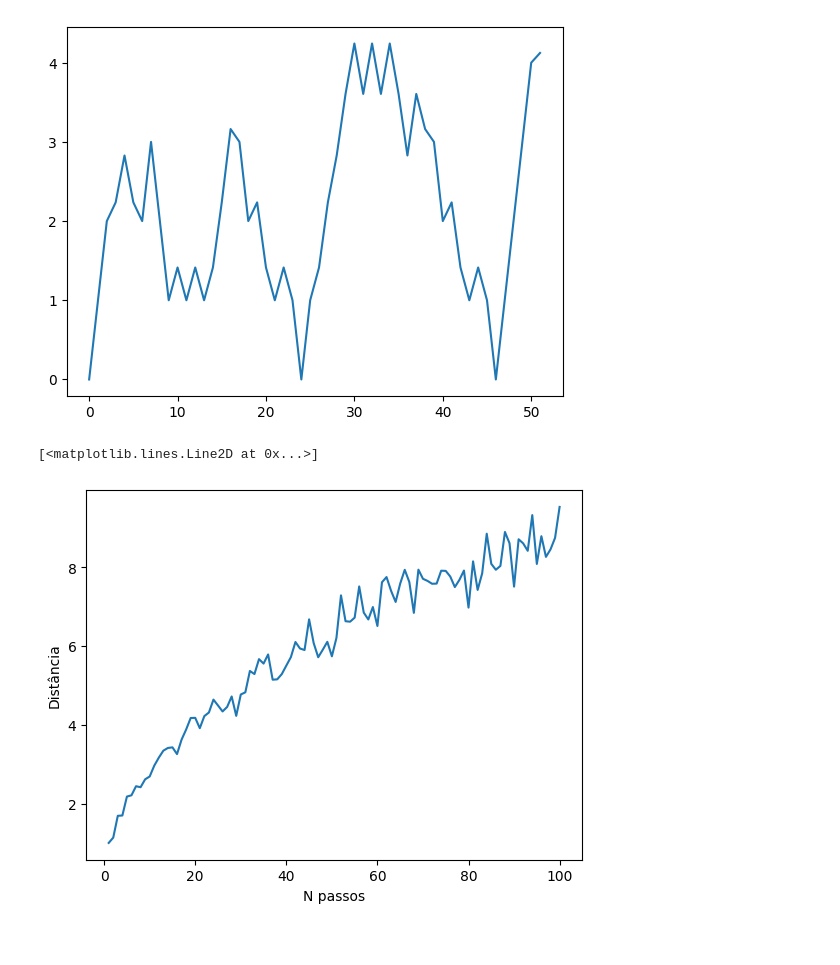
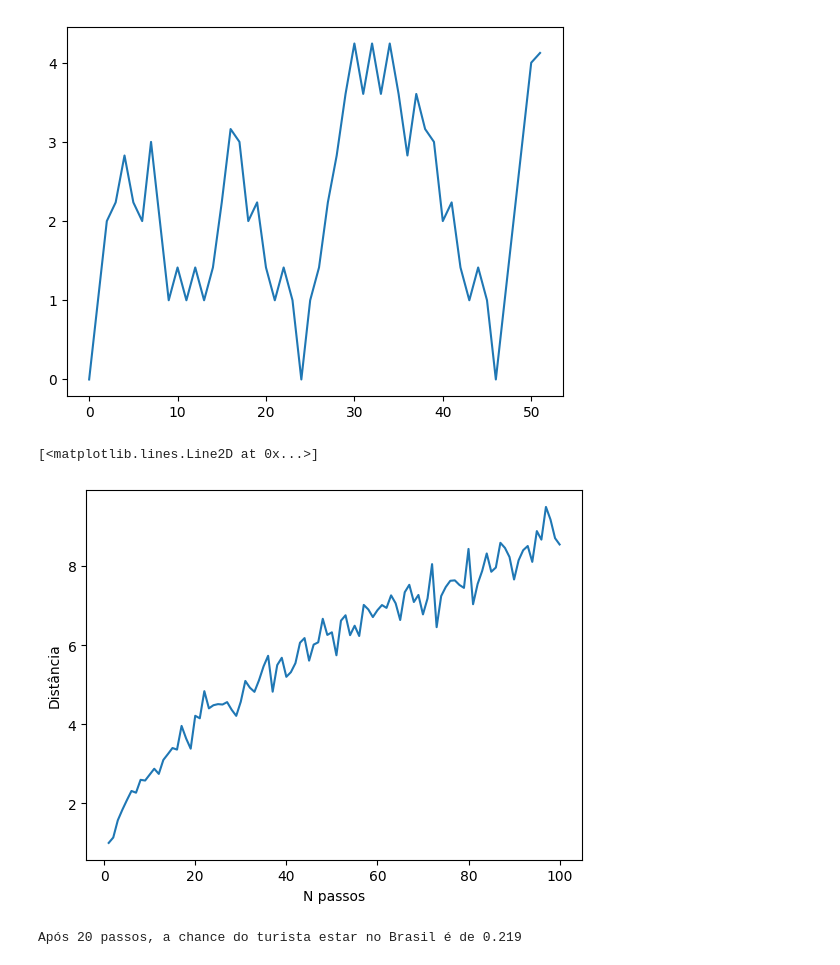
Before and after one commit to breno-cn/ms-lista-1, a Jupyter notebook: main.ipynb, the cells around one changed output. Drawn from its saved outputs; the diff is of its cells as text; code cells hidden in the pictures.

```diff
--- a/main.ipynb
+++ b/main.ipynb
@@ -258,32 +258,79 @@ def distance(p1: tuple[int, int], p2: tuple[int, int]) -> float:
 
 def random_walk(limit: int) -> float:
     steps = 0
     start = (0, 0)
     current = (0, 0)
     directions = ['N', 'S', 'E', 'W']
 
     while steps < limit:
         steps += 1
         direction = np.random.choice(directions)
         current = walk(direction, current)
 
     return distance(current, start)
 
 def monte_carlo(limit: int) -> float:
     times = 100
     acc = 0
 
-    for i in range(times):
+    for _ in range(times):
         acc += random_walk(limit)
 
     return acc / times
 
 x = list(range(1, 101))
 y = [monte_carlo(i) for i in range(1, 101)]
 
 plt.xlabel('N passos')
 plt.ylabel('Distância')
 plt.plot(x, y)
 # %% [output]
 [<matplotlib.lines.Line2D at 0x...>]
-[figure, old version]
+[figure, new version]
+# %%
+# 7)
+# A)
+
+import numpy as np
+
+countries = ['BR', 'UR', 'AR', 'PR', 'BO', 'CH', 'PR', 'EC', 'CO', 'VE', 'GU', 'SU', 'GF']
+south_america = {
+    'BR': ['UR', 'AR', 'PA', 'BO', 'PR', 'CO', 'VE', 'GU', 'SU', 'GF'],
+    'UR': ['BR', 'AR'],
+    'AR': ['CH', 'UR', 'PA', 'BR'],
+    'PA': ['BR', 'AR', 'BO'],
+    'BO': ['BR', 'AR', 'PA', 'PR', 'CH'],
+    'CH': ['PR', 'BO', 'AR'],
+    'PR': ['CH', 'BO', 'BR', 'EC', 'CO'],
+    'EC': ['PR', 'CO'],
+    'CO': ['EC', 'PR', 'BR', 'VE'],
+    'VE': ['CO', 'BR', 'GU'],
+    'GU': ['VE', 'BR', 'SU'],
+    'SU': ['GU', 'BR', 'GF'],
+    'GF': ['SU', 'BR'],
+}
+
+def still_in_brazil() -> bool:
+    current = np.random.choice(countries)
+    limit = 20
+    step = 0
+
+    while step < limit:
+        step += 1
+        current = np.random.choice(south_america[current])
+
+    return current == 'BR'
+
+def monte_carlo() -> float:
+    times = 1_000
+    acc = 0
+
+    for _ in range(times):
+        if still_in_brazil():
+            acc += 1
+
+    return acc / times
+
+print(f'Após 20 passos, a chance do turista estar no Brasil é de {monte_carlo()}')
+# %% [output]
+Após 20 passos, a chance do turista estar no Brasil é de 0.219
```
Also changed, not shown: parts of 3 cells of this notebook.
